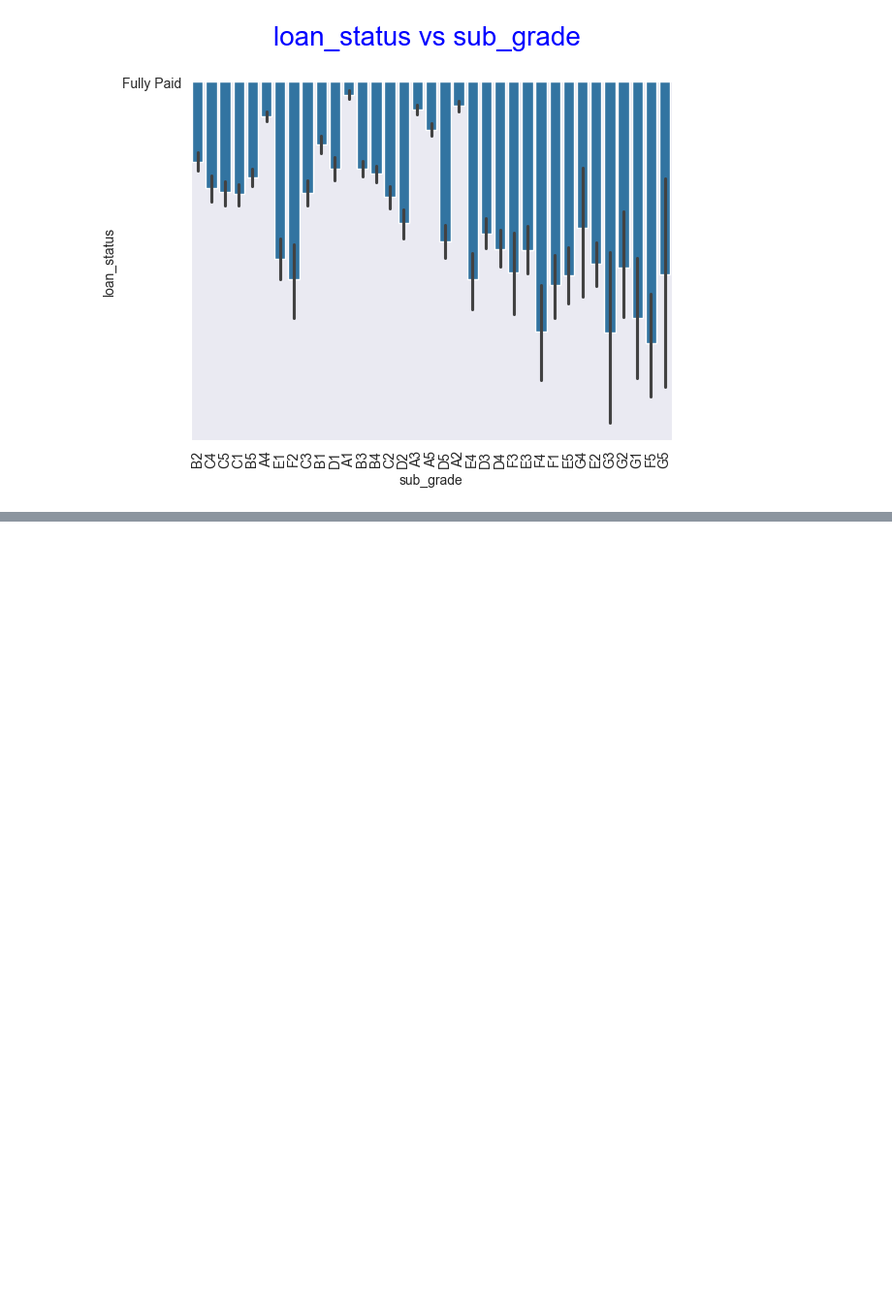
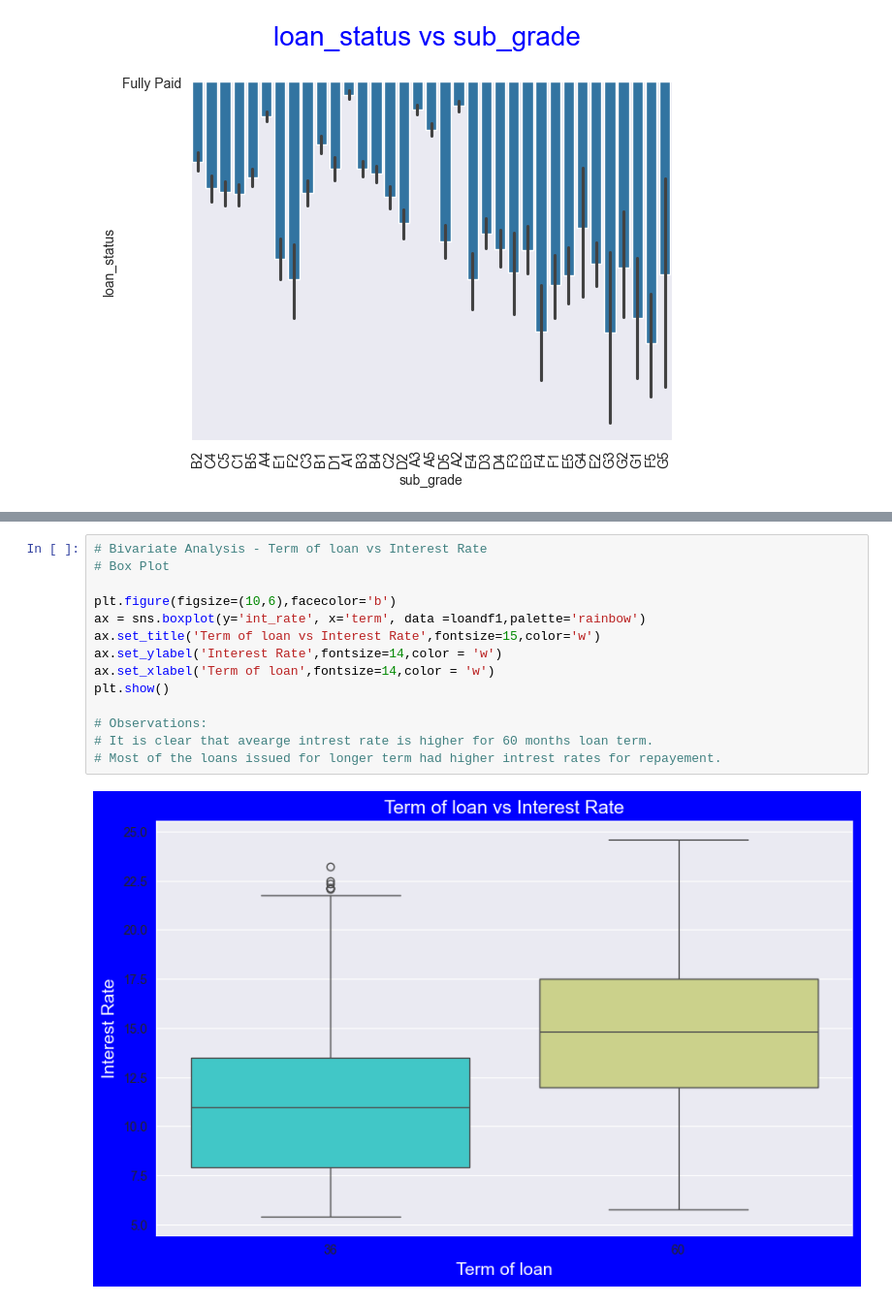
Before and after one commit to venkadesh-kannan/Lending-Club-Case-Study, a Jupyter notebook: venkadesh-kannan.ipynb, the cells around one changed output, grey strips where cells are left out. Shown at 97% size. Saved outputs shown, nothing was run; the diff lists cells and outputs as text; blank space fills up the shorter version.

```diff
--- a/venkadesh-kannan.ipynb
+++ b/venkadesh-kannan.ipynb
@@ -311,0 +337,16 @@ plt.show()
+# %%
+# Bivariate Analysis - Term of loan vs Interest Rate
+# Box Plot
+
+plt.figure(figsize=(10,6),facecolor='b')
+ax = sns.boxplot(y='int_rate', x='term', data =loandf1,palette='rainbow')
+ax.set_title('Term of loan vs Interest Rate',fontsize=15,color='w')
+ax.set_ylabel('Interest Rate',fontsize=14,color = 'w')
+ax.set_xlabel('Term of loan',fontsize=14,color = 'w')
+plt.show()
+
+# Observations:
+# It is clear that avearge intrest rate is higher for 60 months loan term.
+# Most of the loans issued for longer term had higher intrest rates for repayement.
+# %% [output]
+[figure, added]
```
Also changed, not shown: parts of 5 cells of this notebook.
